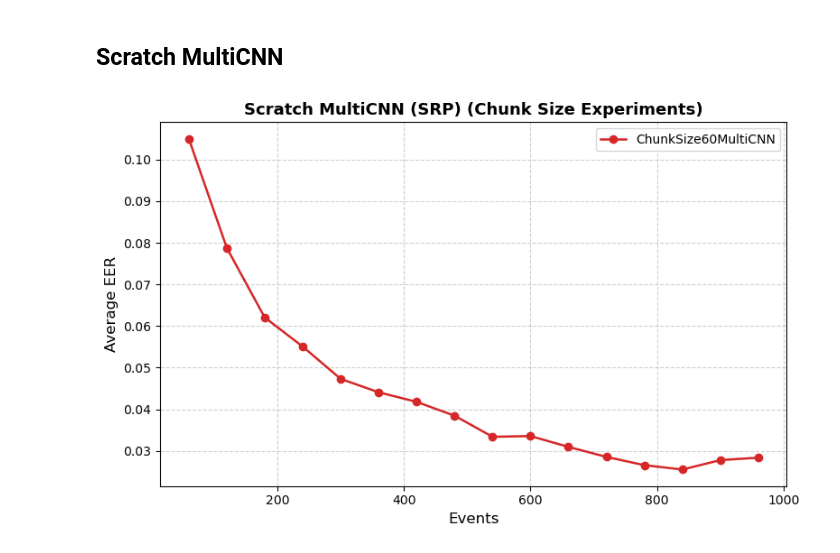
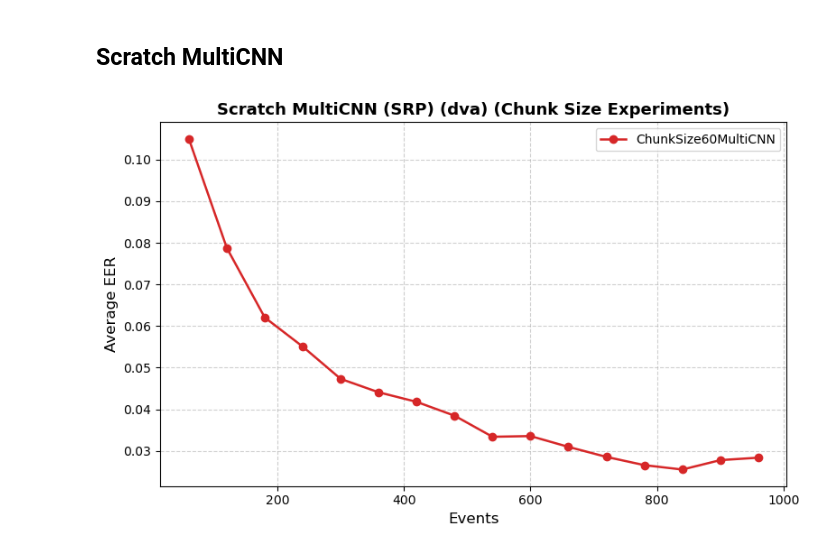
Before and after one commit to S-lijun/Mouse_Dynamics, a Jupyter notebook: Results_New.ipynb, the cells around one changed output. Cells and saved outputs as stored; diff of their text form; code cells hidden in the pictures.

```diff
--- a/Results_New.ipynb
+++ b/Results_New.ipynb
@@ -736,6 +736,6 @@ df
 # %% [markdown]
 ## Scratch MultiCNN
 # %%
-plot_chunk_json_curves("Results/Scratch_MultiCNN/SRP/OneChannel", max_event=1000, model="Scratch MultiCNN (SRP)")
+plot_chunk_json_curves("Results/Scratch_MultiCNN/SRP/dvaChannel", max_event=1000, model="Scratch MultiCNN (SRP) (dva)")
 # %% [output]
-[figure, old version]
+[figure, new version]
```
Also changed, not shown: 2 other files.
